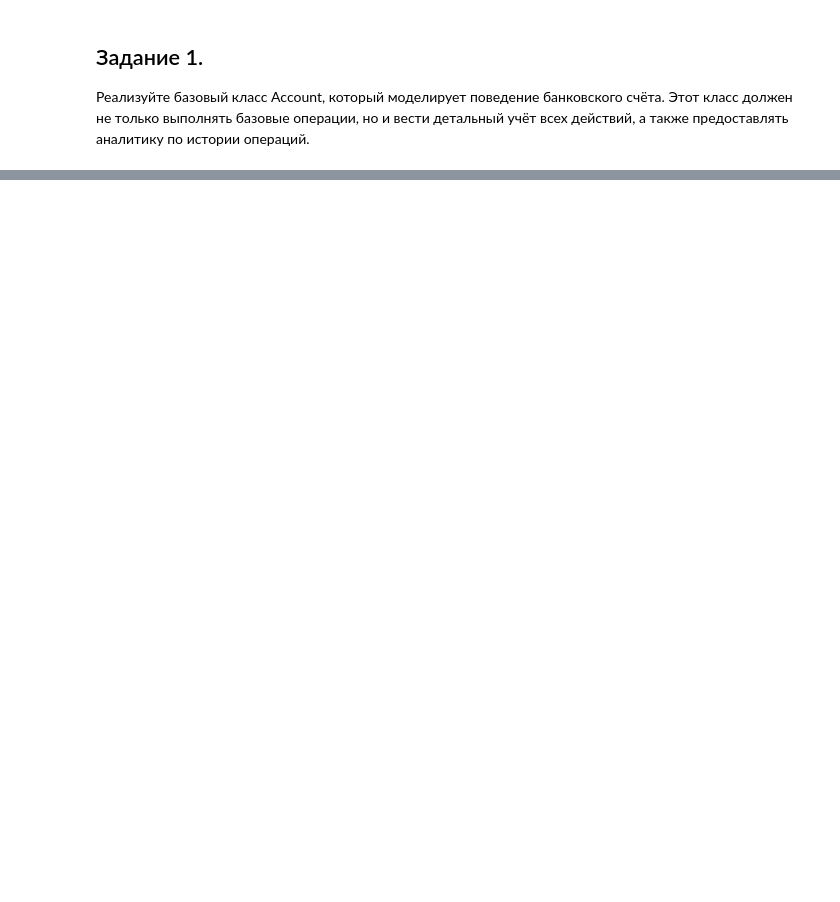
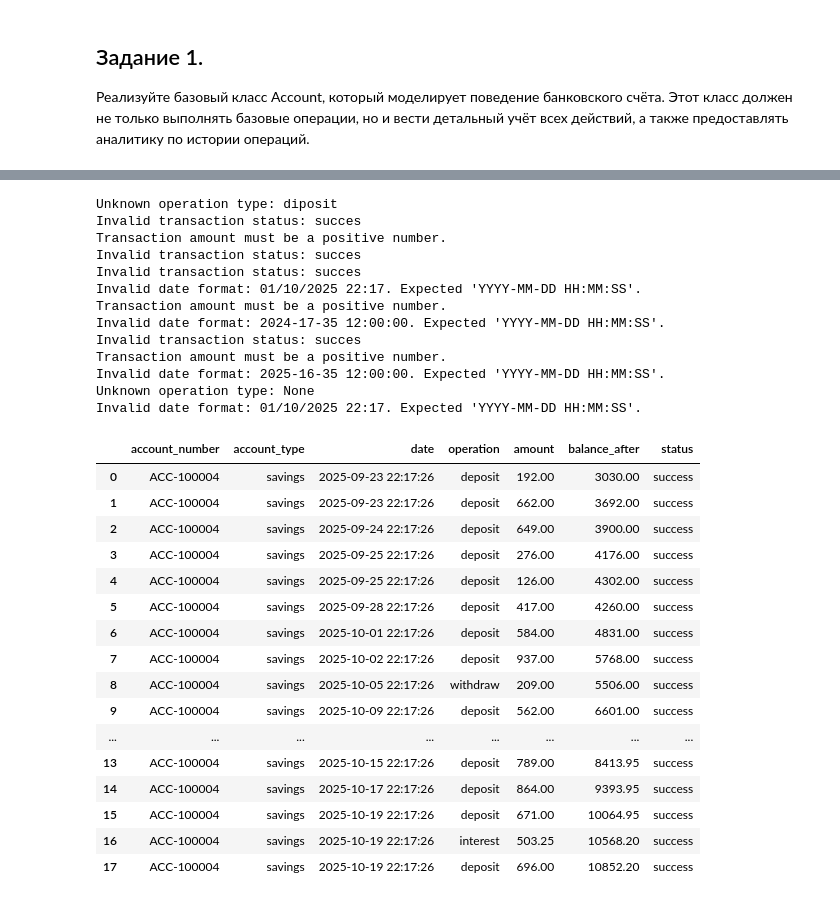
Before and after one commit to tdsergienko/Python-for-Data-Engineering, a Jupyter notebook: homework_5/solution.ipynb, the cells around one changed output, grey strips where cells are left out. Cells and saved outputs as stored; diff of their text form; code cells hidden in the pictures; blank space fills up the shorter version.

```diff
--- a/homework_5/solution.ipynb
+++ b/homework_5/solution.ipynb
@@ -8,3 +10,6 @@ import re
+# %%
+TRANSACTIONS_CSV = "data/transactions_dirty.csv"
+TRANSACTIONS_JSON = "data/transactions_dirty.json"
 # %% [markdown]
 ## Задание 1.
 Реализуйте базовый класс Account, который моделирует поведение
@@ -215,0 +458,38 @@ class SavingsAccount(Account):
+# %%
+# acc = CheckingAccount("John Doe", 1234.44)
+acc = SavingsAccount("John Doe", 0.0)
+acc.account_number = "ACC-100004"
+acc.from_json(TRANSACTIONS_JSON)
+history = acc.get_history()
+history
+# %% [output]
+Unknown operation type: diposit
+Invalid transaction status: succes
+Transaction amount must be a positive number.
+Invalid transaction status: succes
+Invalid transaction status: succes
+Invalid date format: 01/10/2025 22:17. Expected 'YYYY-MM-DD HH:MM:SS'.
+Transaction amount must be a positive number.
+Invalid date format: 2024-17-35 12:00:00. Expected 'YYYY-MM-DD HH:MM:SS'.
+Invalid transaction status: succes
+Transaction amount must be a positive number.
+Invalid date format: 2025-16-35 12:00:00. Expected 'YYYY-MM-DD HH:MM:SS'.
+Unknown operation type: None
+Invalid date format: 01/10/2025 22:17. Expected 'YYYY-MM-DD HH:MM:SS'.
+|  | account_number | account_type | date | operation | amount | balance_after | status |
+| 0 | ACC-100004 | savings | 2025-09-23 22:17:26 | deposit | 192.00 | 3030.00 | success |
+| 1 | ACC-100004 | savings | 2025-09-23 22:17:26 | deposit | 662.00 | 3692.00 | success |
+| 2 | ACC-100004 | savings | 2025-09-24 22:17:26 | deposit | 649.00 | 3900.00 | success |
+| 3 | ACC-100004 | savings | 2025-09-25 22:17:26 | deposit | 276.00 | 4176.00 | success |
+| 4 | ACC-100004 | savings | 2025-09-25 22:17:26 | deposit | 126.00 | 4302.00 | success |
+| 5 | ACC-100004 | savings | 2025-09-28 22:17:26 | deposit | 417.00 | 4260.00 | success |
+| 6 | ACC-100004 | savings | 2025-10-01 22:17:26 | deposit | 584.00 | 4831.00 | success |
+| 7 | ACC-100004 | savings | 2025-10-02 22:17:26 | deposit | 937.00 | 5768.00 | success |
+| 8 | ACC-100004 | savings | 2025-10-05 22:17:26 | withdraw | 209.00 | 5506.00 | success |
+| 9 | ACC-100004 | savings | 2025-10-09 22:17:26 | deposit | 562.00 | 6601.00 | success |
+| ... | ... | ... | ... | ... | ... | ... | ... |
+| 13 | ACC-100004 | savings | 2025-10-15 22:17:26 | deposit | 789.00 | 8413.95 | success |
+| 14 | ACC-100004 | savings | 2025-10-17 22:17:26 | deposit | 864.00 | 9393.95 | success |
+| 15 | ACC-100004 | savings | 2025-10-19 22:17:26 | deposit | 671.00 | 10064.95 | success |
+| 16 | ACC-100004 | savings | 2025-10-19 22:17:26 | interest | 503.25 | 10568.20 | success |
+| 17 | ACC-100004 | savings | 2025-10-19 22:17:26 | deposit | 696.00 | 10852.20 | success |
```
Also changed, not shown: parts of 8 cells of this notebook, 2 other files.
